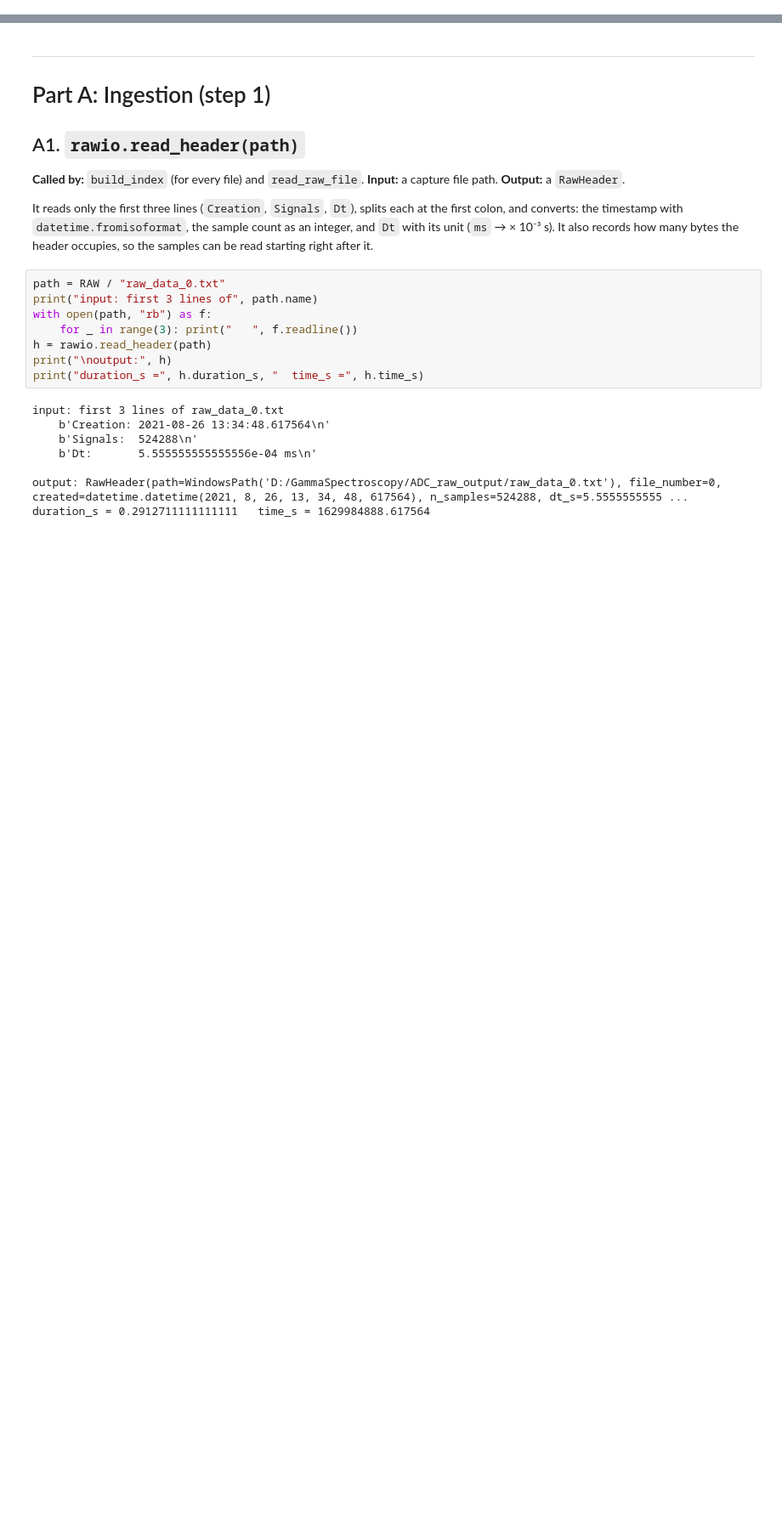
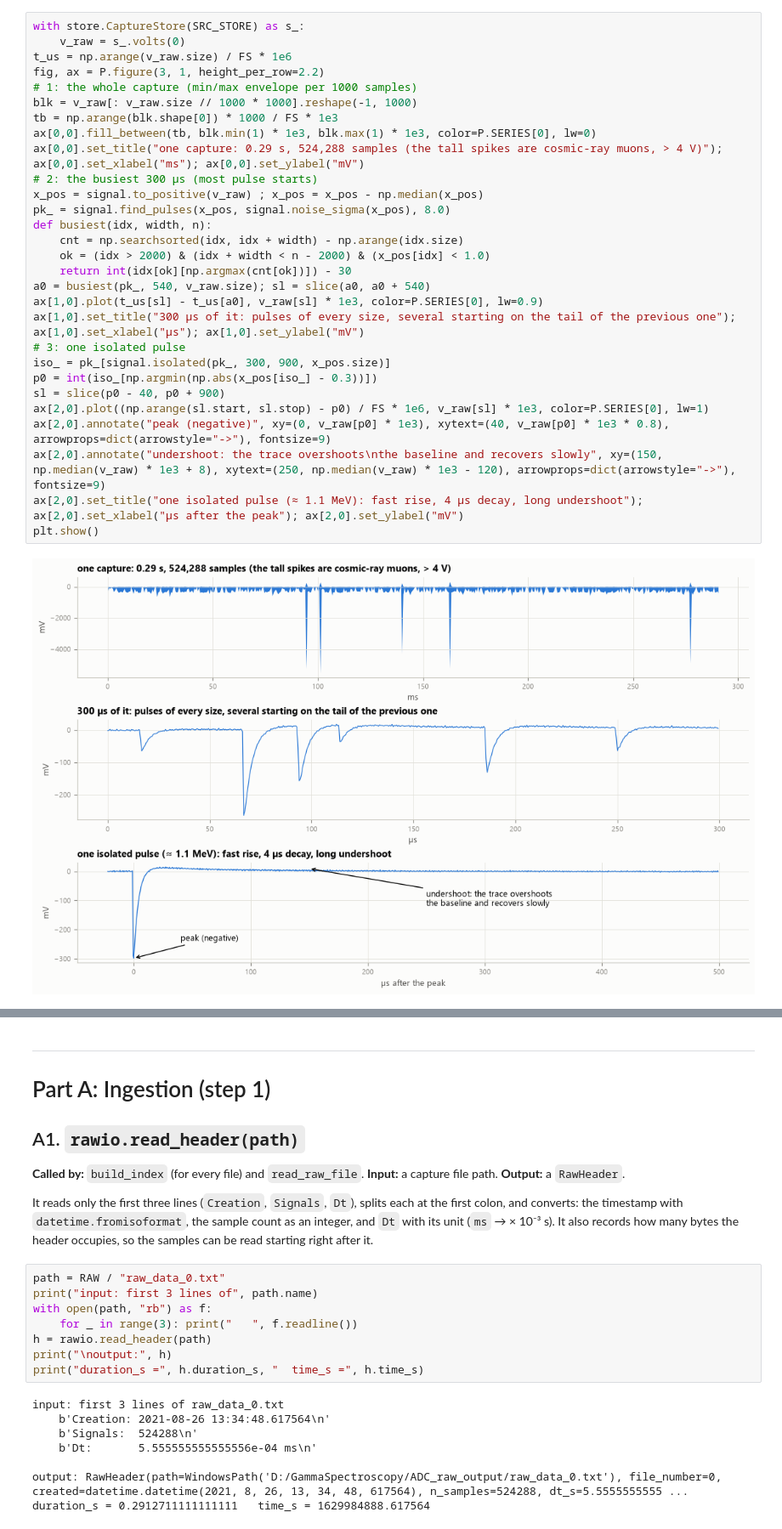
Before and after one commit to AyubSherif/DigitalGammaSpectroscopy, a Jupyter notebook: docs/walkthrough.ipynb, the cells around one changed output, grey strips where cells are left out. Shown at 85% size. Drawn from its saved outputs; the diff is of its cells as text; blank space fills up the shorter version.

```diff
--- a/docs/walkthrough.ipynb
+++ b/docs/walkthrough.ipynb
@@ -43,0 +110,31 @@ gammaspec 0.2.0
+# %%
+with store.CaptureStore(SRC_STORE) as s_:
+    v_raw = s_.volts(0)
+t_us = np.arange(v_raw.size) / FS * 1e6
+fig, ax = P.figure(3, 1, height_per_row=2.2)
+# 1: the whole capture (min/max envelope per 1000 samples)
+blk = v_raw[: v_raw.size // 1000 * 1000].reshape(-1, 1000)
+tb = np.arange(blk.shape[0]) * 1000 / FS * 1e3
+ax[0,0].fill_between(tb, blk.min(1) * 1e3, blk.max(1) * 1e3, color=P.SERIES[0], lw=0)
+ax[0,0].set_title("one capture: 0.29 s, 524,288 samples (the tall spikes are cosmic-ray muons, > 4 V)"); ax[0,0].set_xlabel("ms"); ax[0,0].set_ylabel("mV")
+# 2: the busiest 300 µs (most pulse starts)
+x_pos = signal.to_positive(v_raw) ; x_pos = x_pos - np.median(x_pos)
+pk_ = signal.find_pulses(x_pos, signal.noise_sigma(x_pos), 8.0)
+def busiest(idx, width, n):
+    cnt = np.searchsorted(idx, idx + width) - np.arange(idx.size)
+    ok = (idx > 2000) & (idx + width < n - 2000) & (x_pos[idx] < 1.0)
+    return int(idx[ok][np.argmax(cnt[ok])]) - 30
+a0 = busiest(pk_, 540, v_raw.size); sl = slice(a0, a0 + 540)
+ax[1,0].plot(t_us[sl] - t_us[a0], v_raw[sl] * 1e3, color=P.SERIES[0], lw=0.9)
+ax[1,0].set_title("300 µs of it: pulses of every size, several starting on the tail of the previous one"); ax[1,0].set_xlabel("µs"); ax[1,0].set_ylabel("mV")
+# 3: one isolated pulse
+iso_ = pk_[signal.isolated(pk_, 300, 900, x_pos.size)]
+p0 = int(iso_[np.argmin(np.abs(x_pos[iso_] - 0.3))])
+sl = slice(p0 - 40, p0 + 900)
+ax[2,0].plot((np.arange(sl.start, sl.stop) - p0) / FS * 1e6, v_raw[sl] * 1e3, color=P.SERIES[0], lw=1)
+ax[2,0].annotate("peak (negative)", xy=(0, v_raw[p0] * 1e3), xytext=(40, v_raw[p0] * 1e3 * 0.8), arrowprops=dict(arrowstyle="->"), fontsize=9)
+ax[2,0].annotate("undershoot: the trace overshoots\nthe baseline and recovers slowly", xy=(150, np.median(v_raw) * 1e3 + 8), xytext=(250, np.median(v_raw) * 1e3 - 120), arrowprops=dict(arrowstyle="->"), fontsize=9)
+ax[2,0].set_title("one isolated pulse (≈ 1.1 MeV): fast rise, 4 µs decay, long undershoot"); ax[2,0].set_xlabel("µs after the peak"); ax[2,0].set_ylabel("mV")
+plt.show()
+# %% [output]
+[figure, added]
```
Also changed, not shown: parts of 33 cells of this notebook, 23 other files.
